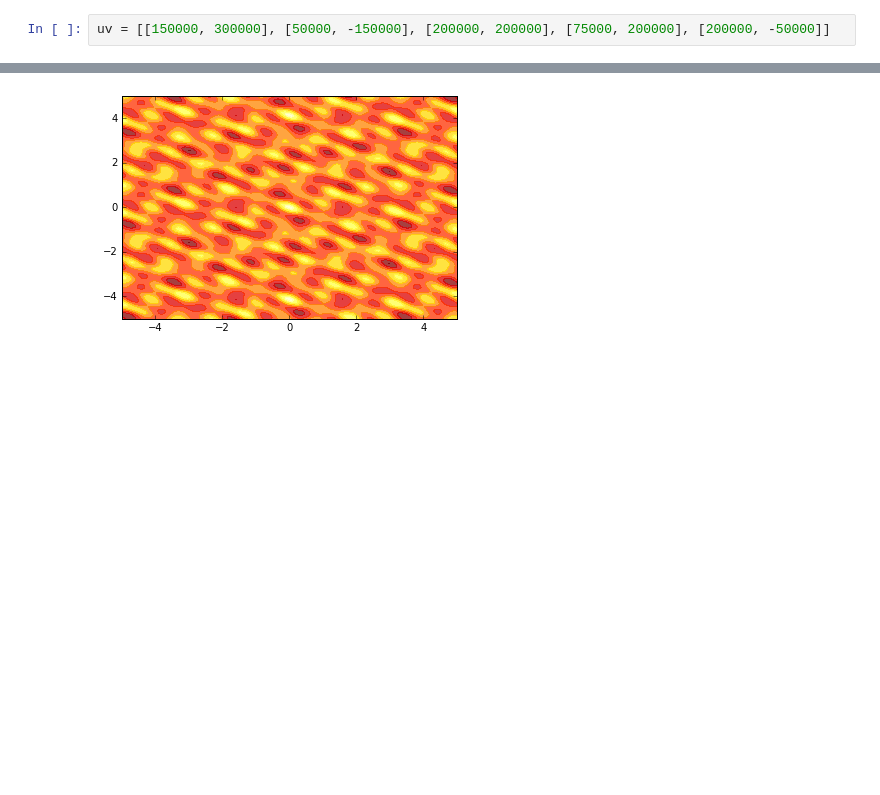
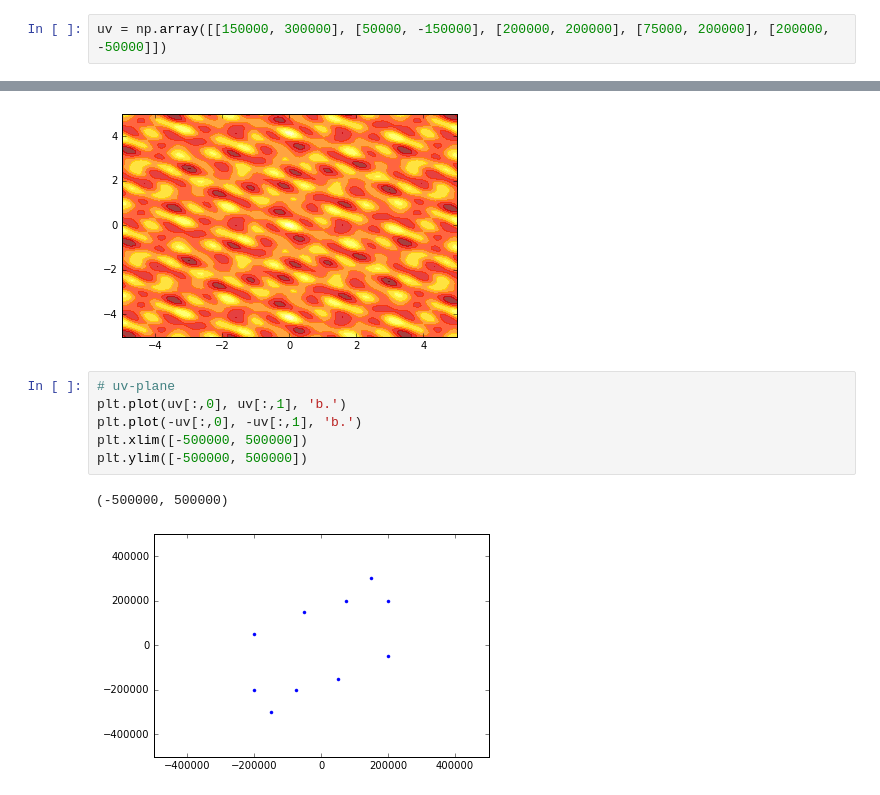
Before and after one commit to ridlo/radio_notebooks, a Jupyter notebook: example_uv_sampling.ipynb, the cells around one changed output, grey strips where cells are left out. Cells and saved outputs as stored; diff of their text form; blank space fills up the shorter version.

```diff
--- a/example_uv_sampling.ipynb
+++ b/example_uv_sampling.ipynb
@@ -41,5 +61,5 @@ plt.contourf(X, Y, fringe(uv, X, Y), 8, alpha=.75, cmap='hot')
 # %%
-uv = [[150000, 300000], [50000, -150000], [200000, 200000], [75000, 200000], [200000, -50000]]
+uv = np.array([[150000, 300000], [50000, -150000], [200000, 200000], [75000, 200000], [200000, -50000]])
 # %%
 n = 256
 x = np.linspace(-5, 5, n)
@@ -50,4 +70,13 @@ plt.contourf(X, Y, fringe(uv, X, Y), 8, alpha=.75, cmap='hot')
 # %% [output]
 <matplotlib.contour.QuadContourSet at 0x...>
 [figure]
+# %%
+# uv-plane
+plt.plot(uv[:,0], uv[:,1], 'b.')
+plt.plot(-uv[:,0], -uv[:,1], 'b.')
+plt.xlim([-500000, 500000])
+plt.ylim([-500000, 500000])
+# %% [output]
+(-500000, 500000)
+[figure, added]
 # %% [markdown]
```
Also changed, not shown: parts of 9 cells of this notebook.
